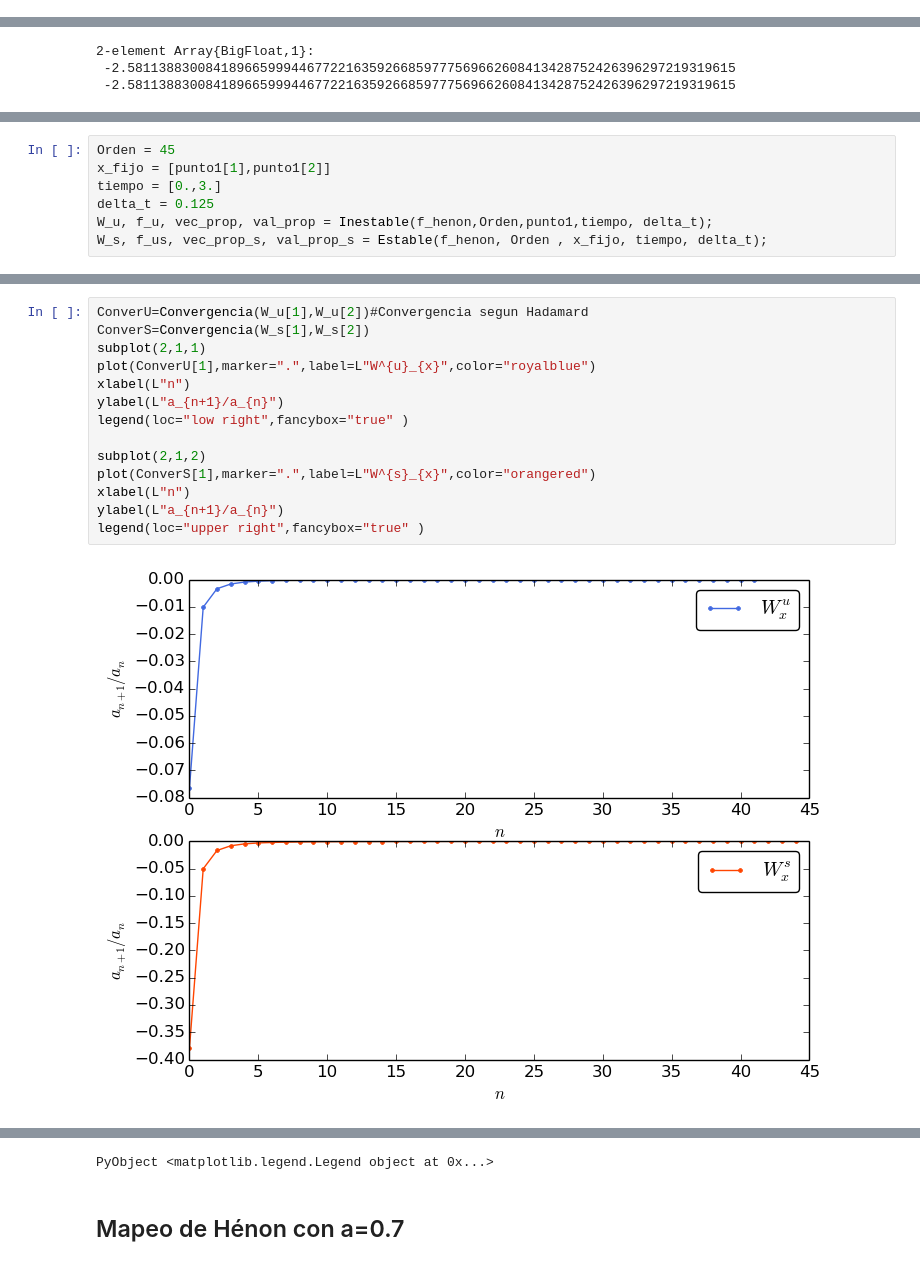
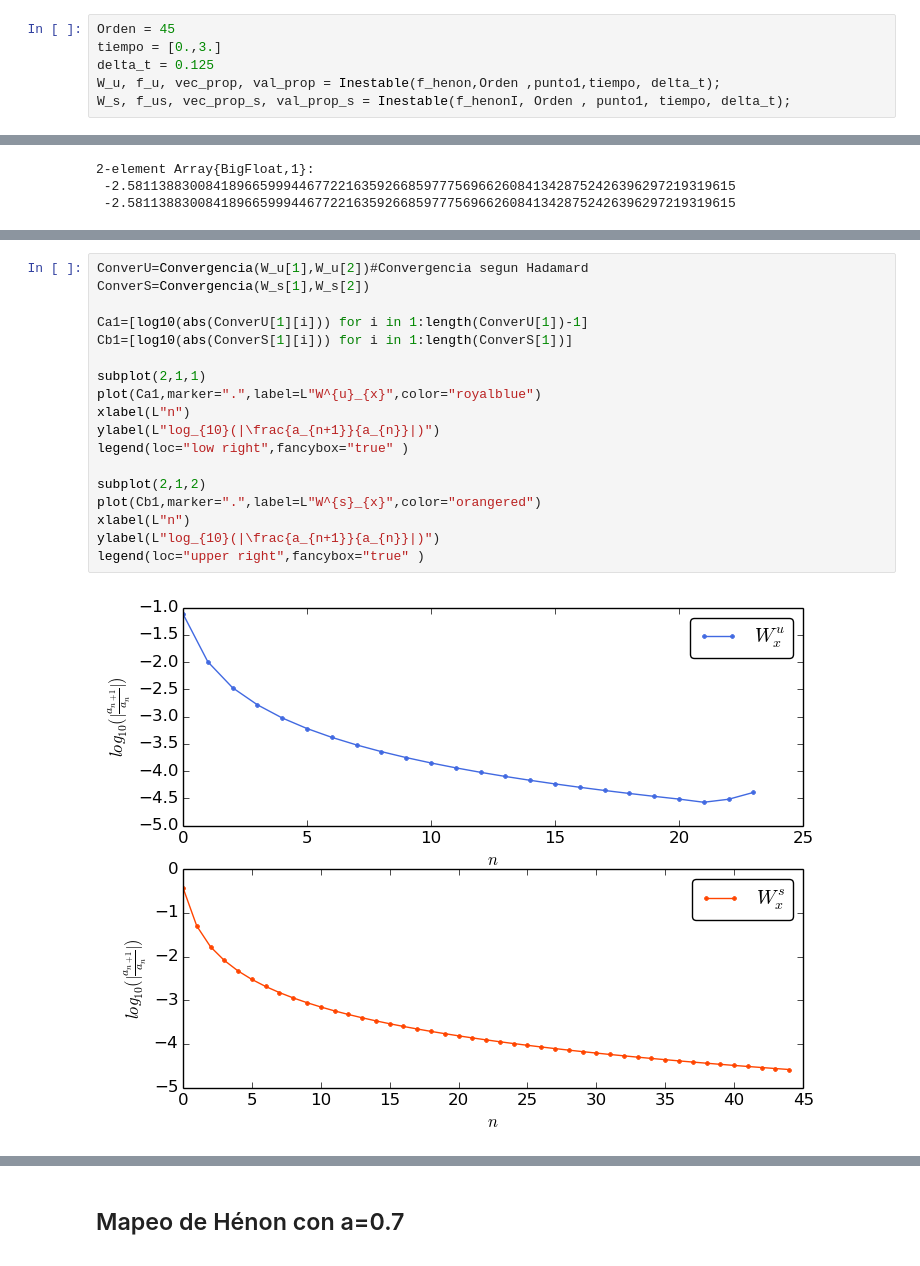
Before and after one commit to alvarezeve/Tesis-Variedades-Estables-e-inestables, a Jupyter notebook: Hénon tesis.ipynb, the cells around one changed output, grey strips where cells are left out. Drawn from its saved outputs; the diff is of its cells as text.

```diff
--- a/Hénon tesis.ipynb
+++ b/Hénon tesis.ipynb
@@ -46,3 +55,9 @@ punto1 = parametro(a)
 2-element Array{Float64,1}:
  -2.58114
  -2.58114
+# %%
+Orden = 45
+tiempo = [0.,3.]
+delta_t = 0.125
+W_u, f_u, vec_prop, val_prop = Inestable(f_henon,Orden ,punto1,tiempo, delta_t);
+W_s, f_us, vec_prop_s, val_prop_s = Inestable(f_henonI, Orden , punto1, tiempo, delta_t);
@@ -67,7 +137,0 @@ Primero calculamos la variedad inestable con un polinomio de orden 20
-# %%
-Orden = 45
-x_fijo = [punto1[1],punto1[2]]
-tiempo = [0.,3.]
-delta_t = 0.125
-W_u, f_u, vec_prop, val_prop = Inestable(f_henon,Orden,punto1,tiempo, delta_t);
-W_s, f_us, vec_prop_s, val_prop_s = Estable(f_henon, Orden , x_fijo, tiempo, delta_t);
@@ -130,16 +158,20 @@ PyObject <matplotlib.legend.Legend object at 0x...>
 # %%
 ConverU=Convergencia(W_u[1],W_u[2])#Convergencia segun Hadamard
 ConverS=Convergencia(W_s[1],W_s[2])
+
+Ca1=[log10(abs(ConverU[1][i])) for i in 1:length(ConverU[1])-1]
+Cb1=[log10(abs(ConverS[1][i])) for i in 1:length(ConverS[1])]
+
 subplot(2,1,1)
-plot(ConverU[1],marker=".",label=L"W^{u}_{x}",color="royalblue")
+plot(Ca1,marker=".",label=L"W^{u}_{x}",color="royalblue")
 xlabel(L"n")
-ylabel(L"a_{n+1}/a_{n}")
+ylabel(L"log_{10}(|\frac{a_{n+1}}{a_{n}}|)")
 legend(loc="low right",fancybox="true" )
 
 subplot(2,1,2)
-plot(ConverS[1],marker=".",label=L"W^{s}_{x}",color="orangered")
+plot(Cb1,marker=".",label=L"W^{s}_{x}",color="orangered")
 xlabel(L"n")
-ylabel(L"a_{n+1}/a_{n}")
+ylabel(L"log_{10}(|\frac{a_{n+1}}{a_{n}}|)")
 legend(loc="upper right",fancybox="true" )
 # %% [output]
-[figure, old version]
+[figure, new version]
@@ -158,4 +179,3 @@ legend(loc="upper right",fancybox="true" )
-PyObject <matplotlib.legend.Legend object at 0x...>
 # %% [markdown]
 ## Mapeo de Hénon con a=0.7
 # %%
```
Also changed, not shown: parts of 18 cells of this notebook, 41 other files.
